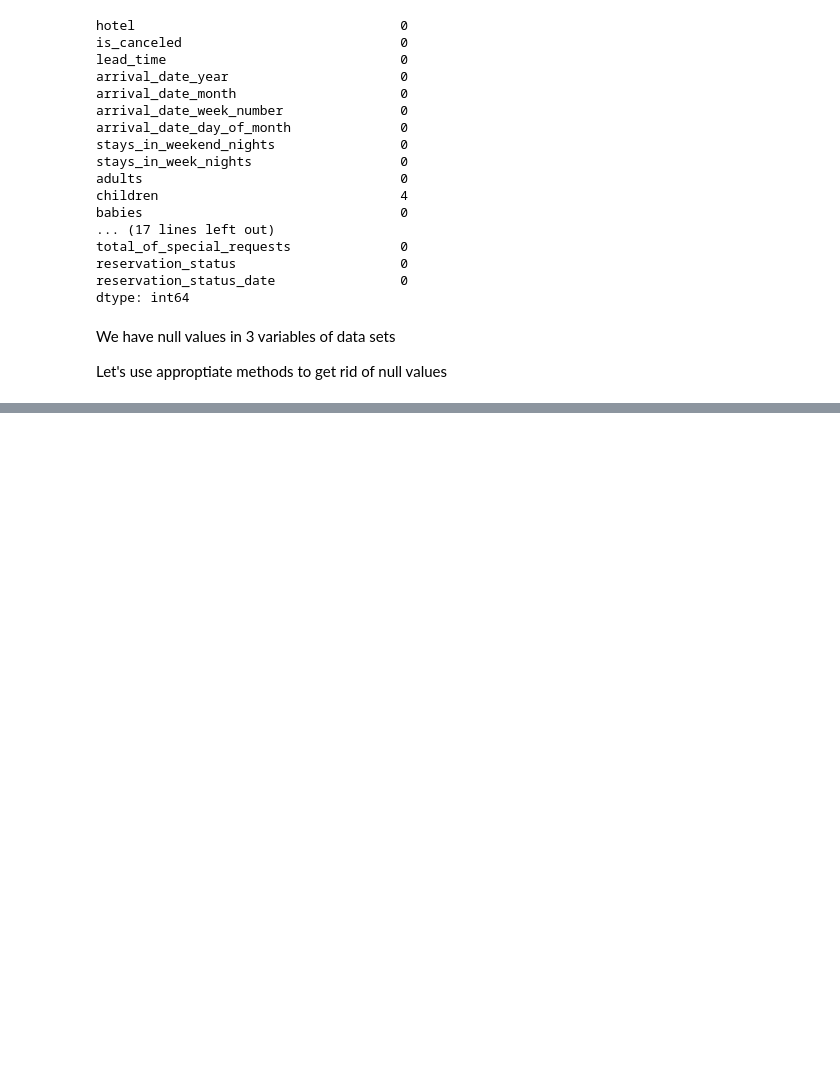
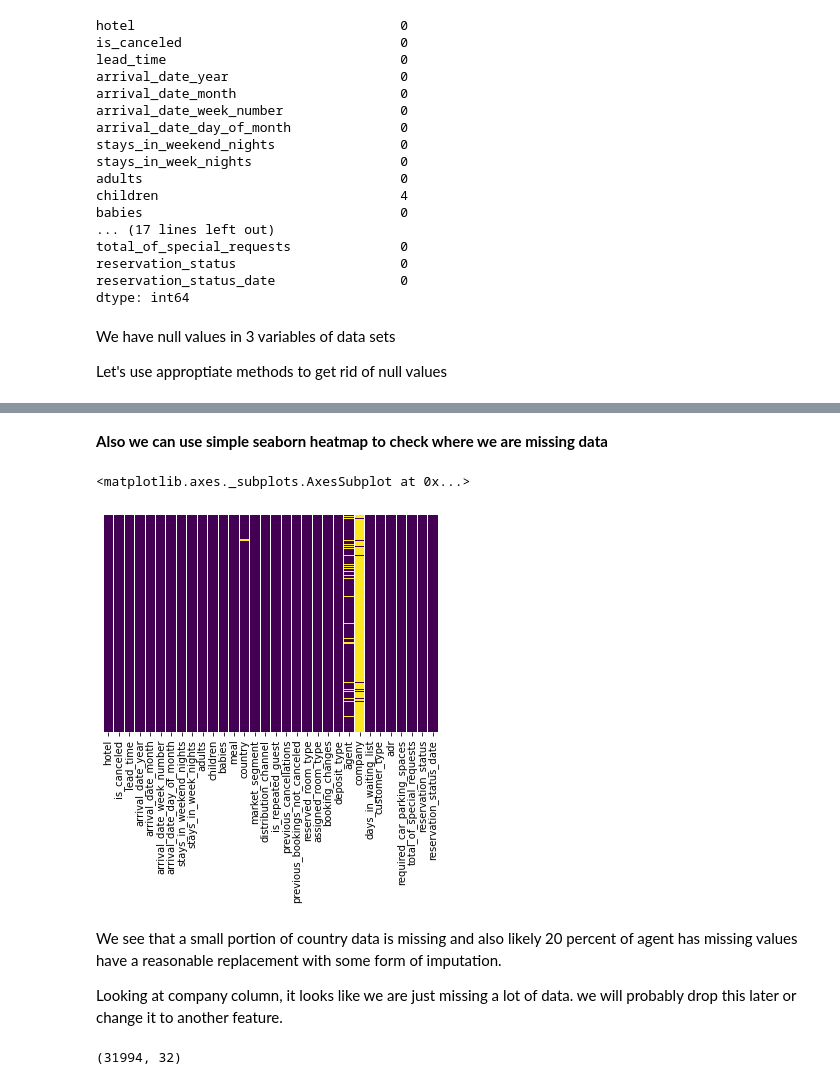
Before and after one commit to SaiMeghanaGoud/EDA-capstone-project, a Jupyter notebook: Copy_of_Hotel_Booking_Analysis_Capstone_Project.ipynb, the cells around one changed output, grey strips where cells are left out. Saved outputs shown, nothing was run; the diff lists cells and outputs as text; code cells hidden in the pictures; blank space fills up the shorter version.

```diff
--- a/Copy_of_Hotel_Booking_Analysis_Capstone_Project.ipynb
+++ b/Copy_of_Hotel_Booking_Analysis_Capstone_Project.ipynb
@@ -265 +265,17 @@ df[['market_segment','agent','company']]
 119390 rows × 3 columns
+# %% [markdown]
+**Also we can use simple seaborn heatmap to check where we are missing data**
+# %%
+sns.heatmap(df.isnull(),yticklabels=False,cbar=False,cmap='viridis')
+# %% [output]
+<matplotlib.axes._subplots.AxesSubplot at 0x...>
+[figure, added]
+# %% [markdown]
+We see that a small portion of country data is missing and also likely 20 percent of agent has missing values have a reasonable replacement with some form of imputation.
+
+Looking at company column, it looks like we are just missing a lot of data. we will probably drop this later or change it to another feature.
+# %%
+# Let's check for duplicates
+df[df.duplicated()].shape
+# %% [output]
+(31994, 32)
```
Also changed, not shown: parts of 58 cells of this notebook.
